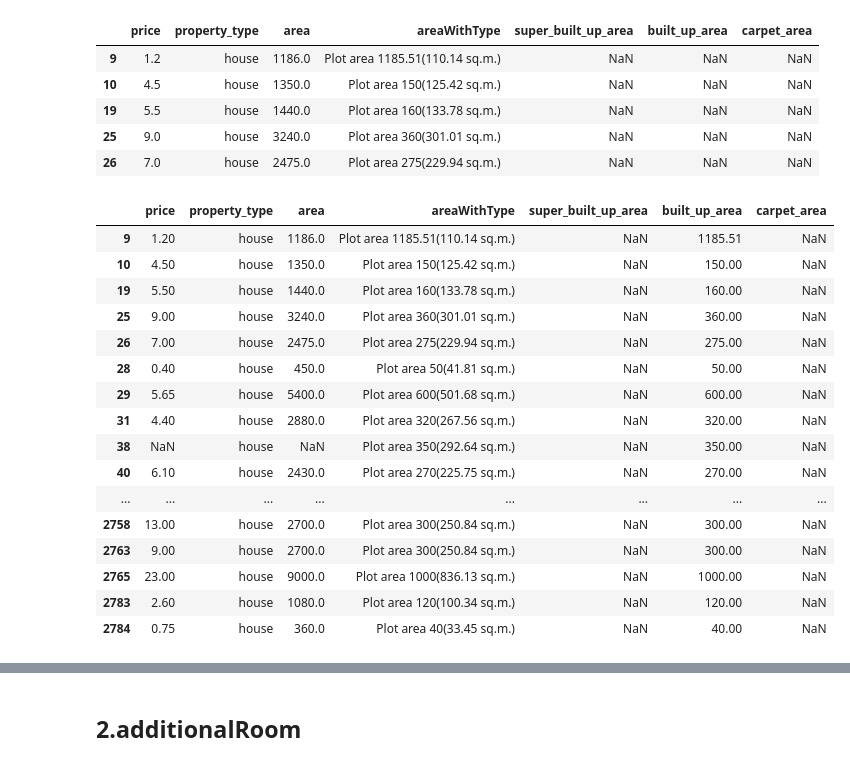
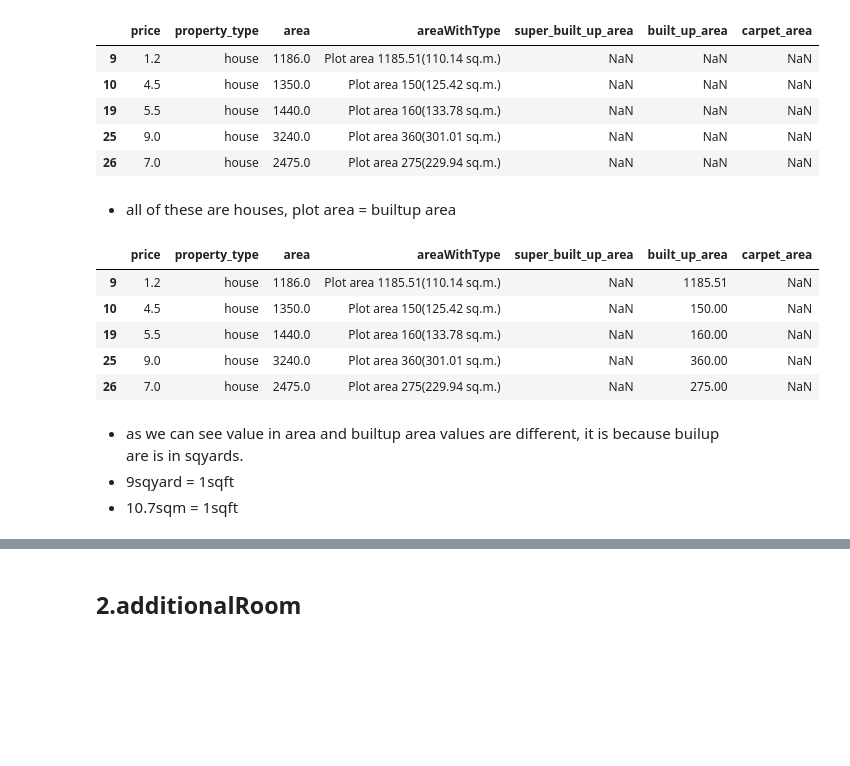
Before and after one commit to viz-graffito/Estate-Radar, a Jupyter notebook: notebooks/features/feature-engineering.ipynb, the cells around one changed output, grey strips where cells are left out. Cells and saved outputs as stored; diff of their text form; code cells hidden in the pictures; blank space fills up the shorter version.

```diff
--- a/notebooks/features/feature-engineering.ipynb
+++ b/notebooks/features/feature-engineering.ipynb
@@ -7,7 +7,7 @@ pd.set_option('display.max_colwidth', None)
 pd.set_option('display.max_rows', None)
 pd.set_option('display.max_columns', None)
 # %%
-df = pd.read_csv('gurgaon_properties_cleaned_v1.csv')
+df = pd.read_csv('..\..\data\interim\gurgaon_properties_cleaned_v1.csv')
 # %%
 df.duplicated().sum()
 # %% [output]
@@ -149,6 +134,8 @@ all_nan_df.head()
 | 19 | 5.5 | house | 1440.0 | Plot area 160(133.78 sq.m.) | NaN | NaN | NaN |
 | 25 | 9.0 | house | 3240.0 | Plot area 360(301.01 sq.m.) | NaN | NaN | NaN |
 | 26 | 7.0 | house | 2475.0 | Plot area 275(229.94 sq.m.) | NaN | NaN | NaN |
+# %% [markdown]
+- all of these are houses, plot area = builtup area
 # %%
 all_nan_index = df[((df['super_built_up_area'].isnull()) & (df['built_up_area'].isnull()) & (df['carpet_area'].isnull()))][['price','property_type','area','areaWithType','super_built_up_area','built_up_area','carpet_area']].index
 # %%
@@ -162,25 +149,18 @@ all_nan_df['built_up_area'] = all_nan_df['areaWithType'].apply(extract_plot_area
 # Update the original dataframe
 #gurgaon_properties.update(filtered_rows)
 # %%
-all_nan_df
+all_nan_df.head()
 # %% [output]
 |  | price | property_type | area | areaWithType | super_built_up_area | built_up_area | carpet_area |
-| 9 | 1.20 | house | 1186.0 | Plot area 1185.51(110.14 sq.m.) | NaN | 1185.51 | NaN |
-| 10 | 4.50 | house | 1350.0 | Plot area 150(125.42 sq.m.) | NaN | 150.00 | NaN |
-| 19 | 5.50 | house | 1440.0 | Plot area 160(133.78 sq.m.) | NaN | 160.00 | NaN |
-| 25 | 9.00 | house | 3240.0 | Plot area 360(301.01 sq.m.) | NaN | 360.00 | NaN |
-| 26 | 7.00 | house | 2475.0 | Plot area 275(229.94 sq.m.) | NaN | 275.00 | NaN |
-| 28 | 0.40 | house | 450.0 | Plot area 50(41.81 sq.m.) | NaN | 50.00 | NaN |
-| 29 | 5.65 | house | 5400.0 | Plot area 600(501.68 sq.m.) | NaN | 600.00 | NaN |
-| 31 | 4.40 | house | 2880.0 | Plot area 320(267.56 sq.m.) | NaN | 320.00 | NaN |
-| 38 | NaN | house | NaN | Plot area 350(292.64 sq.m.) | NaN | 350.00 | NaN |
-| 40 | 6.10 | house | 2430.0 | Plot area 270(225.75 sq.m.) | NaN | 270.00 | NaN |
-| ... | ... | ... | ... | ... | ... | ... | ... |
-| 2758 | 13.00 | house | 2700.0 | Plot area 300(250.84 sq.m.) | NaN | 300.00 | NaN |
-| 2763 | 9.00 | house | 2700.0 | Plot area 300(250.84 sq.m.) | NaN | 300.00 | NaN |
-| 2765 | 23.00 | house | 9000.0 | Plot area 1000(836.13 sq.m.) | NaN | 1000.00 | NaN |
-| 2783 | 2.60 | house | 1080.0 | Plot area 120(100.34 sq.m.) | NaN | 120.00 | NaN |
-| 2784 | 0.75 | house | 360.0 | Plot area 40(33.45 sq.m.) | NaN | 40.00 | NaN |
+| 9 | 1.2 | house | 1186.0 | Plot area 1185.51(110.14 sq.m.) | NaN | 1185.51 | NaN |
+| 10 | 4.5 | house | 1350.0 | Plot area 150(125.42 sq.m.) | NaN | 150.00 | NaN |
+| 19 | 5.5 | house | 1440.0 | Plot area 160(133.78 sq.m.) | NaN | 160.00 | NaN |
+| 25 | 9.0 | house | 3240.0 | Plot area 360(301.01 sq.m.) | NaN | 360.00 | NaN |
+| 26 | 7.0 | house | 2475.0 | Plot area 275(229.94 sq.m.) | NaN | 275.00 | NaN |
+# %% [markdown]
+- as we can see value in area and builtup area values are different, it is because builup are is in sqyards.
+- 9sqyard = 1sqft
+- 10.7sqm = 1sqft
 # %%
 def convert_scale(row):
     if np.isnan(row['area']) or np.isnan(row['built_up_area']):
```
Also changed, not shown: parts of 47 cells of this notebook.
